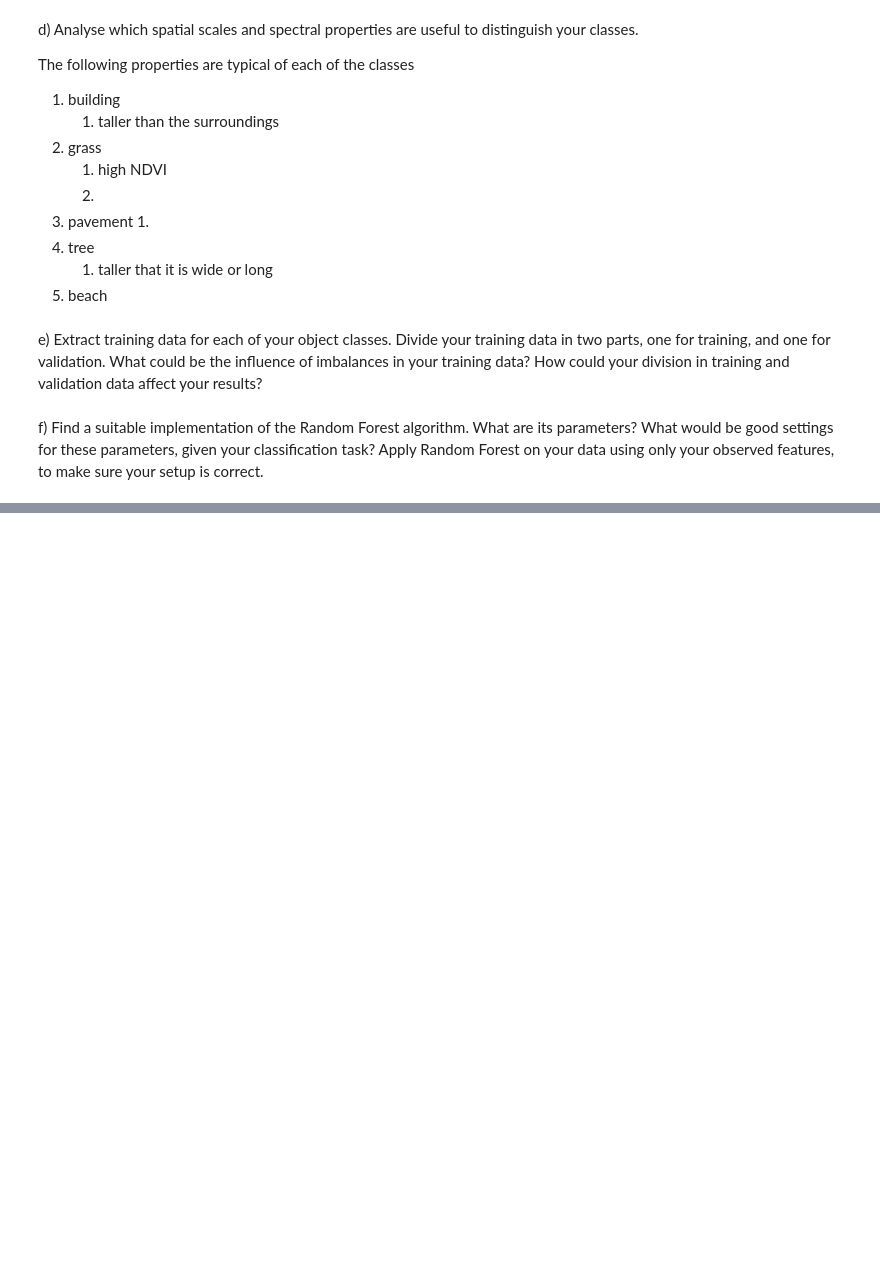
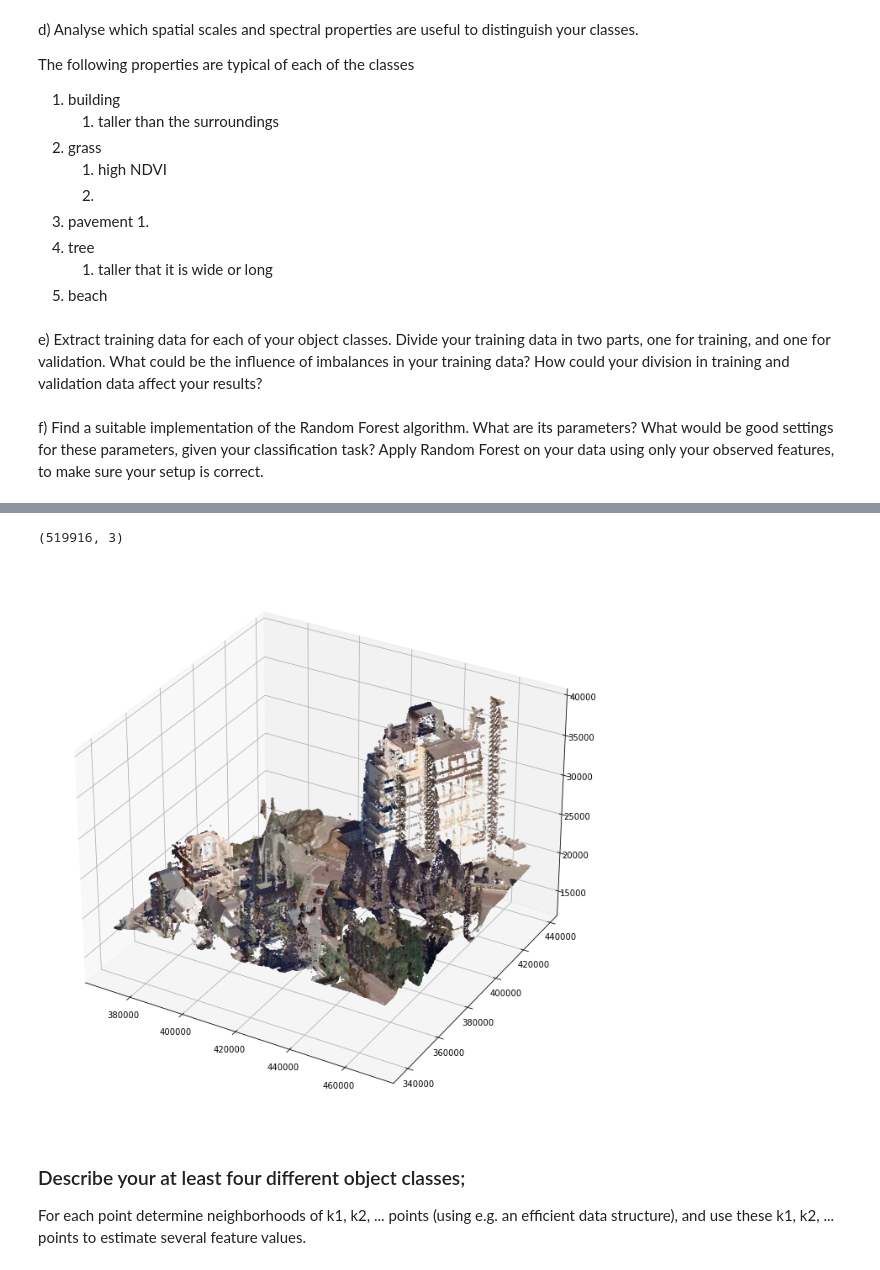
Before and after one commit to pratyush1611/CIE4604_Assignment4, a Jupyter notebook: a4_ml_laspy.ipynb, the cells around one changed output, grey strips where cells are left out. Saved outputs shown, nothing was run; the diff lists cells and outputs as text; code cells hidden in the pictures; blank space fills up the shorter version.

```diff
--- a/a4_ml_laspy.ipynb
+++ b/a4_ml_laspy.ipynb
@@ -55 +340,23 @@ f) Find a suitable implementation of the Random Forest algorithm. What are its p
+# %%
+fig = plt.figure(figsize=(12, 12))
+ax = fig.add_subplot(111, projection="3d")
+min_max_scaler = MinMaxScaler()
+color = min_max_scaler.fit_transform(
+    np.vstack([subset.red, subset.green, subset.blue]).T
+)
+
+
+print(color.shape)
+ax.scatter(subset.X, subset.Y, subset.Z, s=1, c=color)
+ax.set_zlim3d(bottom=subset.Z.min())
+
+plt.show()
+# %% [output]
+(519916, 3)
+[figure, added]
+# %% [markdown]
+
+### Describe your at least four different object classes;
+
+For each point determine neighborhoods of k1, k2, ... points (using e.g. an efficient data structure), and use these k1, k2, ... points to estimate several feature values.
 # %% [markdown]
```
Also changed, not shown: parts of 22 cells of this notebook.
